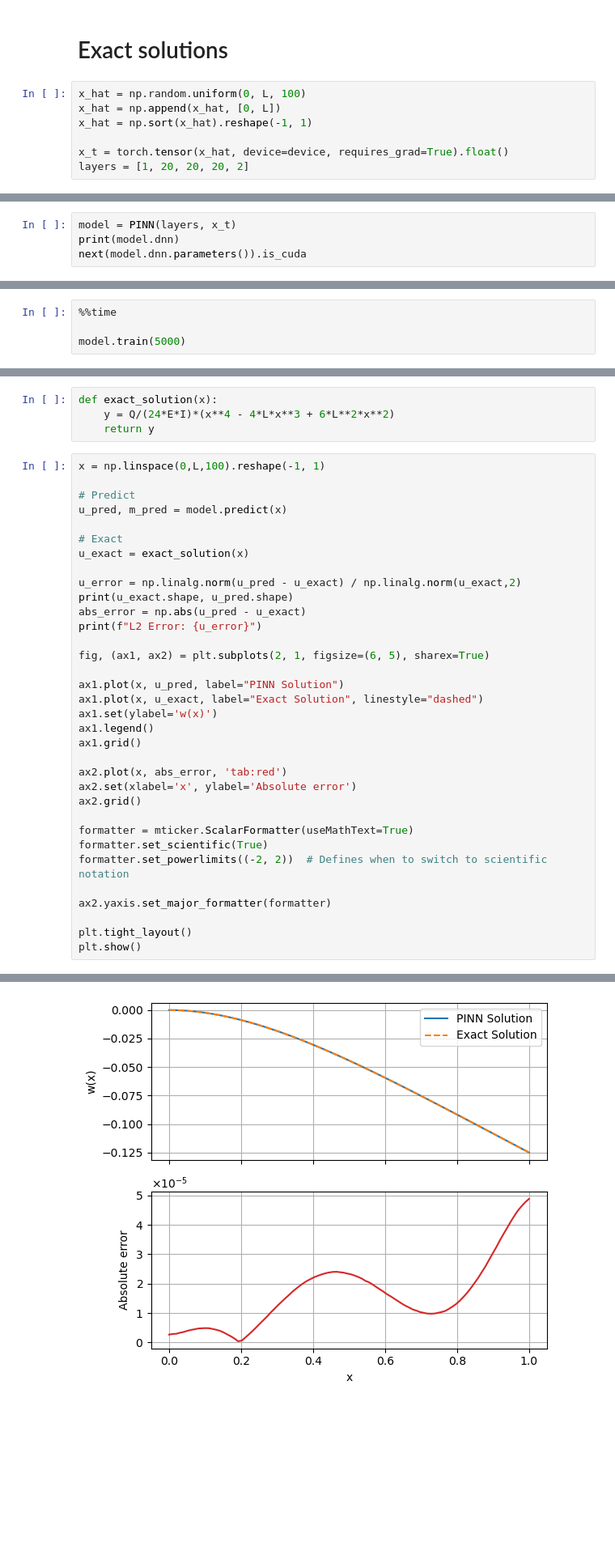
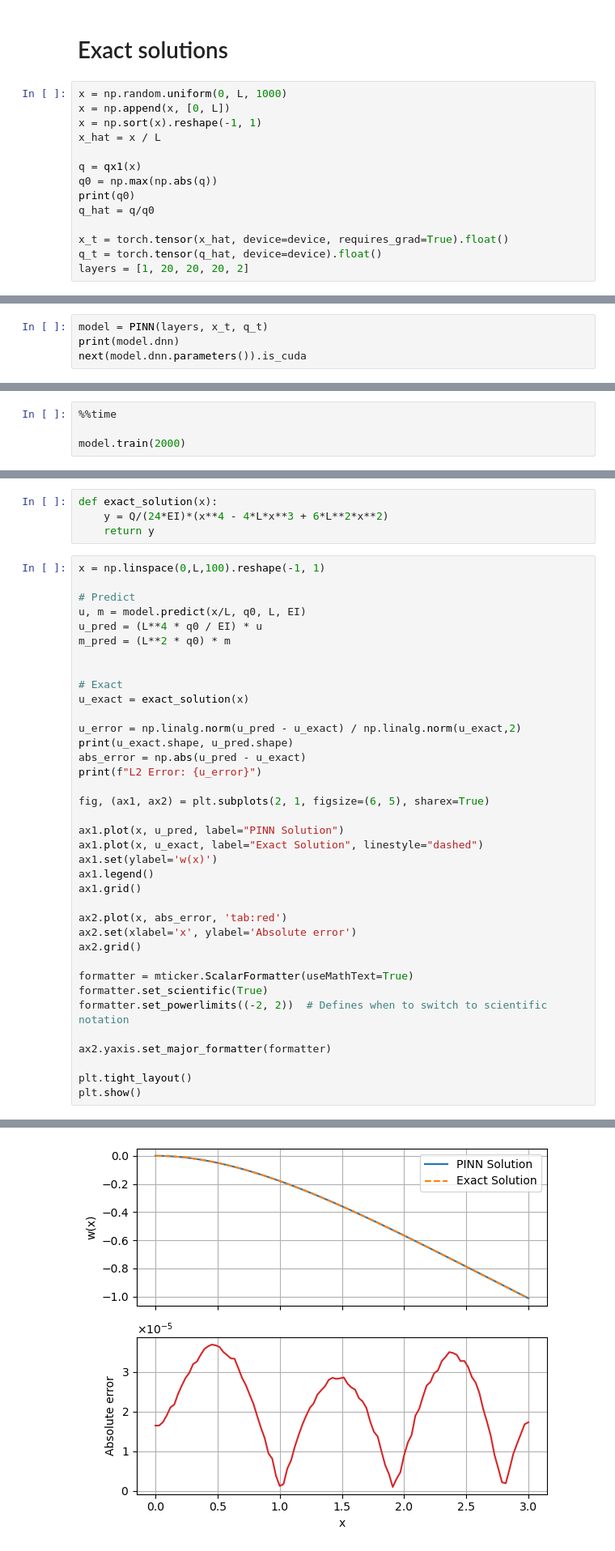
Before and after one commit to alleswe2k/PINNs, a Jupyter notebook: 1D_problems/dimensionless2.ipynb, the cells around one changed output, grey strips where cells are left out. Shown at 81% size. Saved outputs shown, nothing was run; the diff lists cells and outputs as text; blank space fills up the shorter version.

```diff
--- a/1D_problems/dimensionless2.ipynb
+++ b/1D_problems/dimensionless2.ipynb
@@ -154,9 +155,16 @@ def remove_model(model):
 # %% [markdown]
 # Exact solutions
 # %%
-x_hat = np.random.uniform(0, L, 100)
-x_hat = np.append(x_hat, [0, L])
-x_hat = np.sort(x_hat).reshape(-1, 1)
+x = np.random.uniform(0, L, 1000)
+x = np.append(x, [0, L])
+x = np.sort(x).reshape(-1, 1)
+x_hat = x / L
+
+q = qx1(x)
+q0 = np.max(np.abs(q))
+print(q0)
+q_hat = q/q0
 
 x_t = torch.tensor(x_hat, device=device, requires_grad=True).float()
+q_t = torch.tensor(q_hat, device=device).float()
 layers = [1, 20, 20, 20, 2]
@@ -163,5 +173,5 @@ layers = [1, 20, 20, 20, 2]
 # %%
-model = PINN(layers, x_t)
+model = PINN(layers, x_t, q_t)
 print(model.dnn)
 next(model.dnn.parameters()).is_cuda
 # %% [output]
@@ -181,5 +191,5 @@ False
 # %%
 %%time
 
-model.train(5000)
+model.train(2000)
 # %% [output]
@@ -203,12 +217,15 @@ Wall time: 27.1 s
 # %%
 def exact_solution(x):
-    y = Q/(24*E*I)*(x**4 - 4*L*x**3 + 6*L**2*x**2)
+    y = Q/(24*EI)*(x**4 - 4*L*x**3 + 6*L**2*x**2)
     return y
 # %%
 x = np.linspace(0,L,100).reshape(-1, 1)
 
 # Predict
-u_pred, m_pred = model.predict(x)
+u, m = model.predict(x/L, q0, L, EI)
+u_pred = (L**4 * q0 / EI) * u
+m_pred = (L**2 * q0) * m
+
 
 # Exact
 u_exact = exact_solution(x)
@@ -244 +261 @@ L2 Error: 0.00031049762493613807
-[figure, old version]
+[figure, new version]
```
Also changed, not shown: parts of 14 cells of this notebook, 11 other files.
